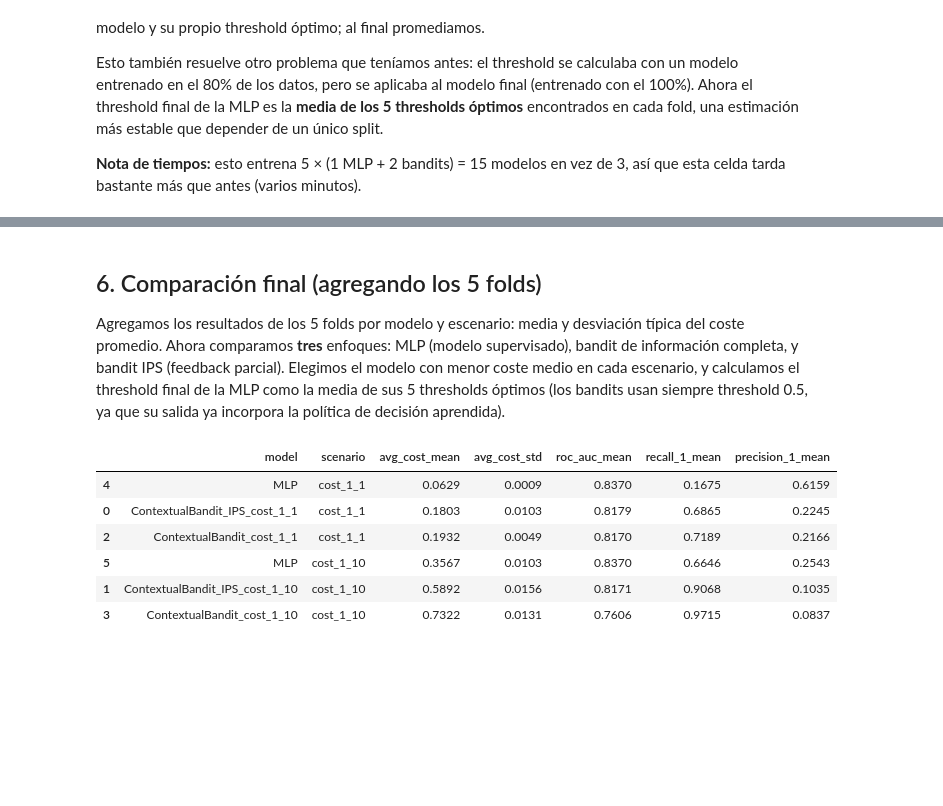
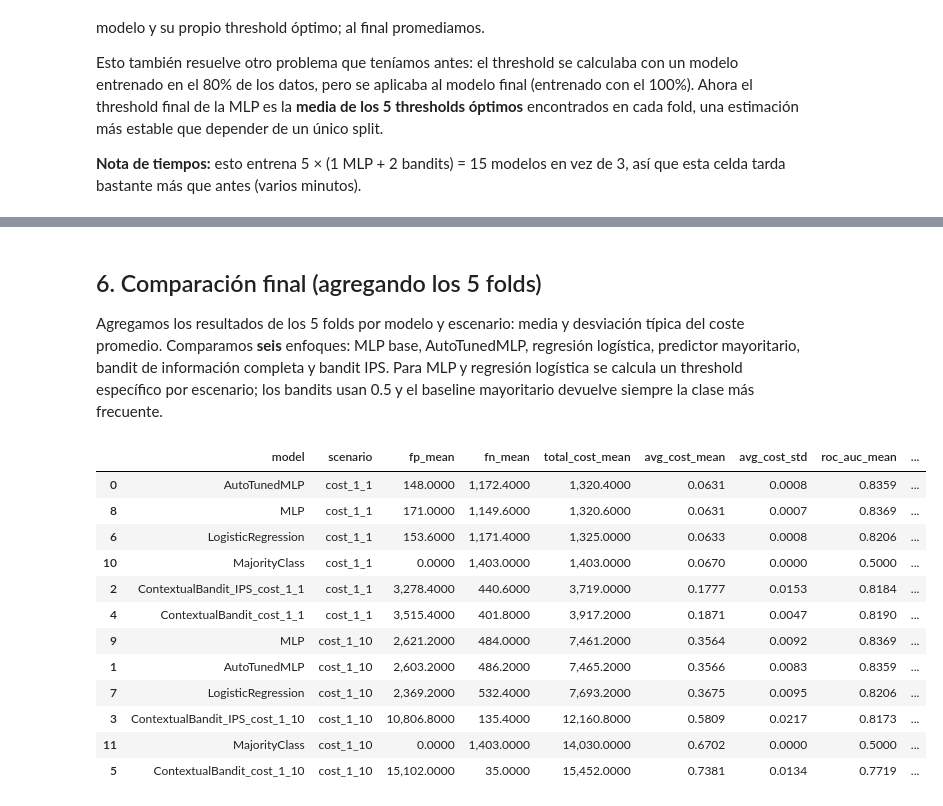
Before and after one commit to mirdbg/Credit_XAI, a Jupyter notebook: 02_Modelado_RL_NN.ipynb, the cells around one changed output, grey strips where cells are left out. Drawn from its saved outputs; the diff is of its cells as text; code cells hidden in the pictures; blank space fills up the shorter version.

```diff
--- a/02_Modelado_RL_NN.ipynb
+++ b/02_Modelado_RL_NN.ipynb
@@ -299,10 +301,17 @@ def train_mlp(
     X_va: np.ndarray,
     y_va: pd.Series,
     input_dim: int,
+    hidden_dims: Tuple[int, int, int] = (128, 64, 32),
+    dropout: float = 0.25,
     lr: float = 1e-3,
+    weight_decay: float = 1e-4,
+    use_pos_weight: bool = True,
     batch_size: int = 1024,
     max_epochs: int = 80,
     patience: int = 10,
+    lr_scheduler_patience: int | None = None,
+    lr_scheduler_factor: float = 0.5,
+    min_lr: float = 1e-5,
 ) -> Tuple[CreditMLP, pd.DataFrame]:
     """
     Entrena la red neuronal con early stopping.
@@ -311,15 +320,25 @@ def train_mlp(
     """
     train_loader, val_loader = make_dataloaders(X_tr, y_tr, X_va, y_va, batch_size=batch_size)
 
-    model = CreditMLP(input_dim=input_dim).to(DEVICE)
+    model = CreditMLP(input_dim=input_dim, hidden_dims=hidden_dims, dropout=dropout).to(DEVICE)
 
     # pos_weight = negativos / positivos.
     n_pos = float((y_tr == 1).sum())
     n_neg = float((y_tr == 0).sum())
-    pos_weight = torch.tensor([n_neg / max(n_pos, 1.0)], dtype=torch.float32, device=DEVICE)
+    positive_weight = n_neg / max(n_pos, 1.0) if use_pos_weight else 1.0
+    pos_weight = torch.tensor([positive_weight], dtype=torch.float32, device=DEVICE)
 
     criterion = nn.BCEWithLogitsLoss(pos_weight=pos_weight)
-    optimizer = torch.optim.AdamW(model.parameters(), lr=lr, weight_decay=1e-4)
+    optimizer = torch.optim.AdamW(model.parameters(), lr=lr, weight_decay=weight_decay)
+    scheduler = None
+    if lr_scheduler_patience is not None:
+        scheduler = torch.optim.lr_scheduler.ReduceLROnPlateau(
+            optimizer,
+            mode="min",
+            factor=lr_scheduler_factor,
+            patience=lr_scheduler_patience,
+            min_lr=min_lr,
+        )
 
     best_val_loss = np.inf
     best_state = None
@@ -358,12 +377,18 @@ def train_mlp(
         val_auc = roc_auc_score(y_va, val_proba)
         val_pr_auc = average_precision_score(y_va, val_proba)
 
+        # Solo actúa cuando se activa explícitamente en la llamada.
+        if scheduler is not None:
+            scheduler.step(val_loss)
+        current_lr = optimizer.param_groups[0]["lr"]
+
         history.append({
             "epoch": epoch,
             "train_loss": train_loss,
             "val_loss": val_loss,
             "val_roc_auc": val_auc,
             "val_pr_auc": val_pr_auc,
+            "learning_rate": current_lr,
         })
 
         if val_loss < best_val_loss - 1e-5:
@@ -374,7 +399,7 @@ def train_mlp(
             epochs_without_improvement += 1
 
         if epoch % 5 == 0 or epoch == 1:
-            print(f"Epoch {epoch:03d} | train_loss={train_loss:.4f} | val_loss={val_loss:.4f} | val_auc={val_auc:.4f}")
+            print(f"Epoch {epoch:03d} | train_loss={train_loss:.4f} | val_loss={val_loss:.4f} | val_auc={val_auc:.4f} | lr={current_lr:.2e}")
 
         if epochs_without_improvement >= patience:
             print(f"Early stopping en epoch {epoch}.")
@@ -923,35 +1197,43 @@ Validación cruzada completa. Filas de resultados: 30
 ## 6. Comparación final (agregando los 5 folds)
 
 Agregamos los resultados de los 5 folds por modelo y escenario: media y
-desviación típica del coste promedio. Ahora comparamos **tres** enfoques:
-MLP (modelo supervisado), bandit de información completa, y bandit IPS
-(feedback parcial). Elegimos el modelo con menor coste medio en cada
-escenario, y calculamos el threshold final de la MLP como la media de sus
-5 thresholds óptimos (los bandits usan siempre threshold 0.5, ya que su
-salida ya incorpora la política de decisión aprendida).
+desviación típica del coste promedio. Comparamos **seis** enfoques:
+MLP base, AutoTunedMLP, regresión logística, predictor mayoritario, bandit de
+información completa y bandit IPS. Para MLP y regresión logística se
+calcula un threshold específico por escenario; los bandits usan 0.5 y
+el baseline mayoritario devuelve siempre la clase más frecuente.
 # %%
 cv_summary = (
     cv_results_df
     .groupby(["model", "scenario"])
     .agg(
+        fp_mean=("fp", "mean"),
+        fn_mean=("fn", "mean"),
+        total_cost_mean=("total_cost", "mean"),
         avg_cost_mean=("avg_cost", "mean"),
         avg_cost_std=("avg_cost", "std"),
         roc_auc_mean=("roc_auc", "mean"),
         recall_1_mean=("recall_1", "mean"),
         precision_1_mean=("precision_1", "mean"),
     )
     .reset_index()
     .sort_values(["scenario", "avg_cost_mean"])
 )
 cv_summary
 # %% [output]
-|  | model | scenario | avg_cost_mean | avg_cost_std | roc_auc_mean | recall_1_mean | precision_1_mean |
-| 4 | MLP | cost_1_1 | 0.0629 | 0.0009 | 0.8370 | 0.1675 | 0.6159 |
-| 0 | ContextualBandit_IPS_cost_1_1 | cost_1_1 | 0.1803 | 0.0103 | 0.8179 | 0.6865 | 0.2245 |
-| 2 | ContextualBandit_cost_1_1 | cost_1_1 | 0.1932 | 0.0049 | 0.8170 | 0.7189 | 0.2166 |
-| 5 | MLP | cost_1_10 | 0.3567 | 0.0103 | 0.8370 | 0.6646 | 0.2543 |
-| 1 | ContextualBandit_IPS_cost_1_10 | cost_1_10 | 0.5892 | 0.0156 | 0.8171 | 0.9068 | 0.1035 |
-| 3 | ContextualBandit_cost_1_10 | cost_1_10 | 0.7322 | 0.0131 | 0.7606 | 0.9715 | 0.0837 |
+|  | model | scenario | fp_mean | fn_mean | total_cost_mean | avg_cost_mean | avg_cost_std | roc_auc_mean | ... |
+| 0 | AutoTunedMLP | cost_1_1 | 148.0000 | 1,172.4000 | 1,320.4000 | 0.0631 | 0.0008 | 0.8359 | ... |
+| 8 | MLP | cost_1_1 | 171.0000 | 1,149.6000 | 1,320.6000 | 0.0631 | 0.0007 | 0.8369 | ... |
+| 6 | LogisticRegression | cost_1_1 | 153.6000 | 1,171.4000 | 1,325.0000 | 0.0633 | 0.0008 | 0.8206 | ... |
+| 10 | MajorityClass | cost_1_1 | 0.0000 | 1,403.0000 | 1,403.0000 | 0.0670 | 0.0000 | 0.5000 | ... |
+| 2 | ContextualBandit_IPS_cost_1_1 | cost_1_1 | 3,278.4000 | 440.6000 | 3,719.0000 | 0.1777 | 0.0153 | 0.8184 | ... |
+| 4 | ContextualBandit_cost_1_1 | cost_1_1 | 3,515.4000 | 401.8000 | 3,917.2000 | 0.1871 | 0.0047 | 0.8190 | ... |
+| 9 | MLP | cost_1_10 | 2,621.2000 | 484.0000 | 7,461.2000 | 0.3564 | 0.0092 | 0.8369 | ... |
+| 1 | AutoTunedMLP | cost_1_10 | 2,603.2000 | 486.2000 | 7,465.2000 | 0.3566 | 0.0083 | 0.8359 | ... |
+| 7 | LogisticRegression | cost_1_10 | 2,369.2000 | 532.4000 | 7,693.2000 | 0.3675 | 0.0095 | 0.8206 | ... |
+| 3 | ContextualBandit_IPS_cost_1_10 | cost_1_10 | 10,806.8000 | 135.4000 | 12,160.8000 | 0.5809 | 0.0217 | 0.8173 | ... |
+| 11 | MajorityClass | cost_1_10 | 0.0000 | 1,403.0000 | 14,030.0000 | 0.6702 | 0.0000 | 0.5000 | ... |
+| 5 | ContextualBandit_cost_1_10 | cost_1_10 | 15,102.0000 | 35.0000 | 15,452.0000 | 0.7381 | 0.0134 | 0.7719 | ... |
 # %%
 # Mejor modelo por escenario según el coste medio de la CV.
 best_by_scenario_cv = cv_summary.sort_values("avg_cost_mean").groupby("scenario", as_index=False).first()
```
Also changed, not shown: parts of 9 cells of this notebook, 49 other files.
